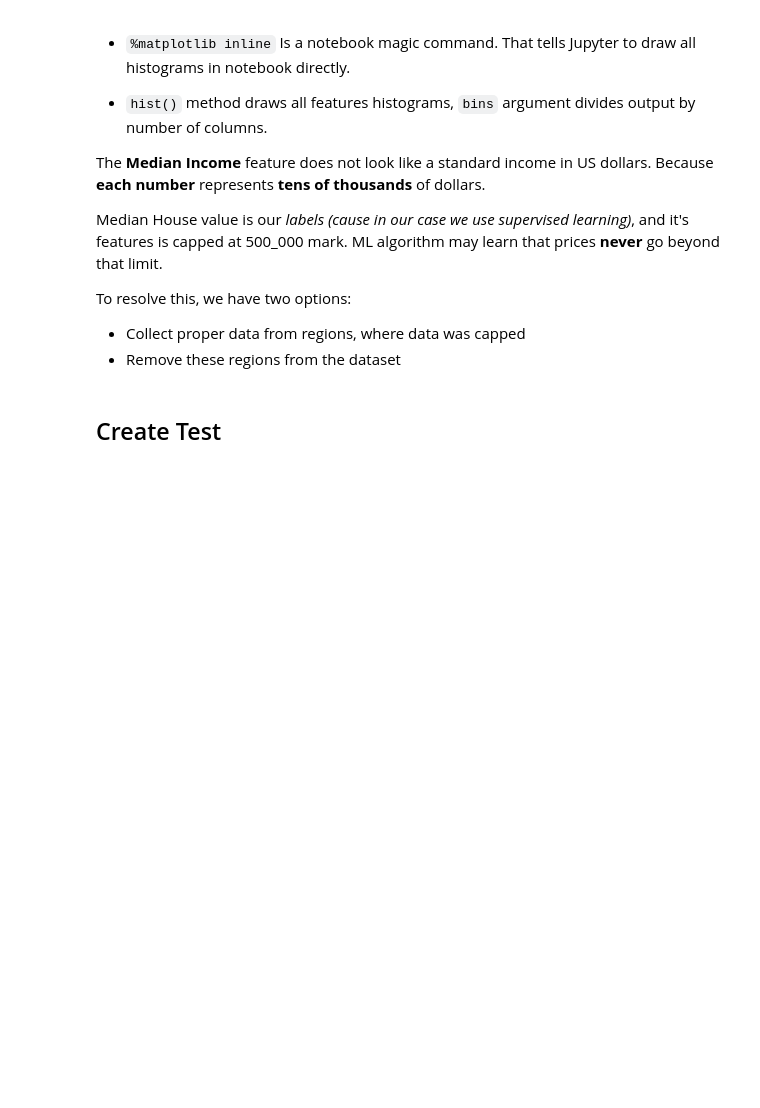
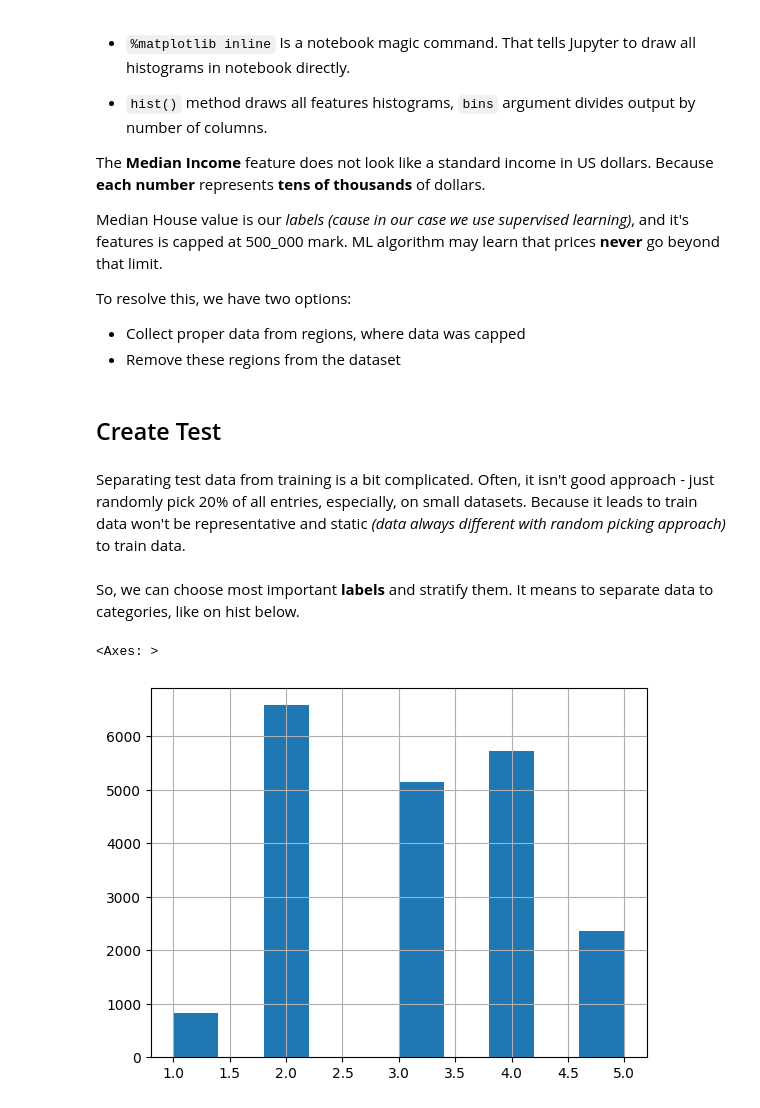
Before and after one commit to yeghor/Learning-Machine-Learning, a Jupyter notebook: Housing.ipynb, the cells around one changed output. Saved outputs shown, nothing was run; the diff lists cells and outputs as text; code cells hidden in the pictures; blank space fills up the shorter version.

Commit message:
feat: added testing data separation notes

```diff
--- a/Housing.ipynb
+++ b/Housing.ipynb
@@ -113,3 +116,6 @@ To resolve this, we have two options:
 - Remove these regions from the dataset
 # %% [markdown]
 ## Create Test
+# %% [markdown]
+Separating test data from training is a bit complicated. Often, it isn't good approach - just randomly pick 20% of all entries, especially, on small datasets.
+Because it leads to train data won't be representative and static _(data always different with random picking approach)_ to train data.
@@ -115,0 +126,8 @@ To resolve this, we have two options:
+# %% [markdown]
+So, we can choose most important **labels** and stratify them. It means to separate data to categories, like on hist below.
+# %%
+csv_data["income_category"] = pd.cut(csv_data["median_income"], bins=[0, 1.5, 3.0, 4.0, 6., np.inf], labels=[1, 2, 3, 4, 5])
+csv_data["income_category"].hist()
+# %% [output]
+<Axes: >
+[figure, added]
```
Also changed, not shown: parts of 9 cells of this notebook.
